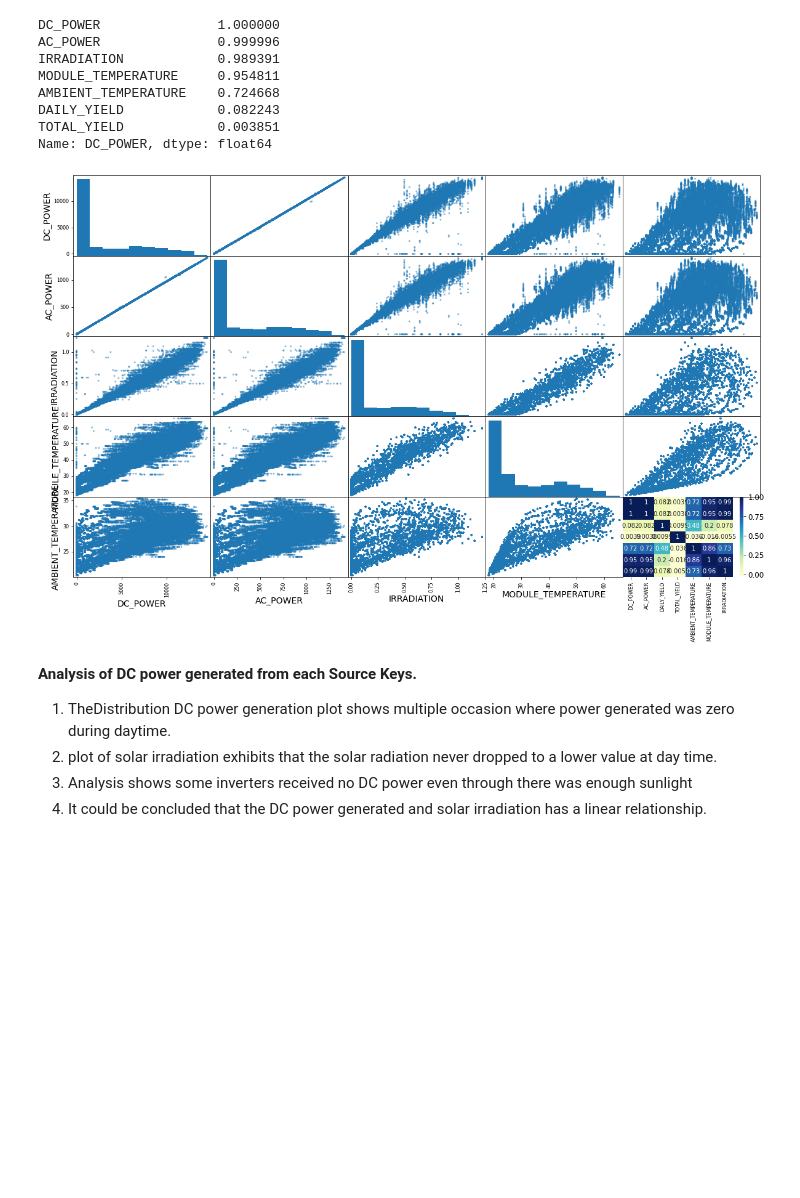
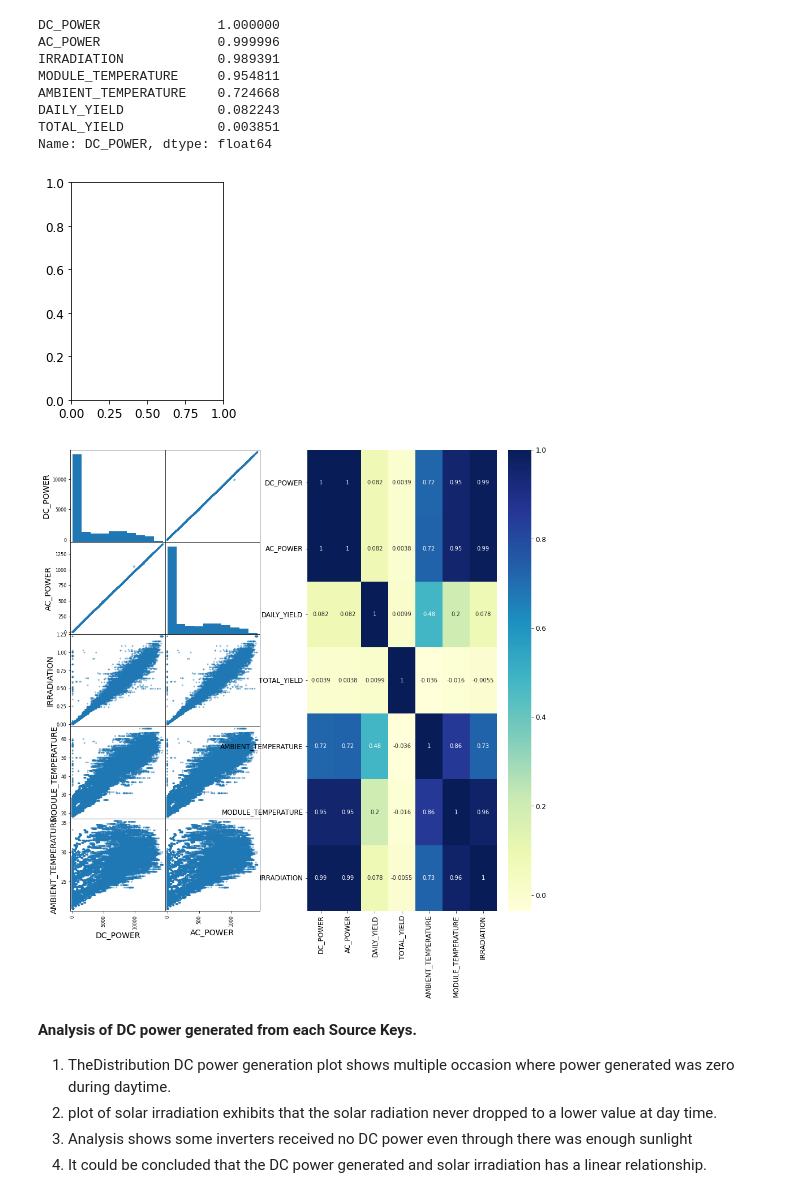
Before and after one commit to YohannesDK/DAT540_Group_11, a Jupyter notebook: DAT540_Group_11.ipynb, the cells around one changed output. Drawn from its saved outputs; the diff is of its cells as text; code cells hidden in the pictures; blank space fills up the shorter version.

```diff
--- a/DAT540_Group_11.ipynb
+++ b/DAT540_Group_11.ipynb
@@ -248,3 +255,6 @@ df_weather1 = plant_1_wea.drop(['PLANT_ID', 'SOURCE_KEY'], axis=1)
 df_plant1 = plant_1_gen.drop(['PLANT_ID'], axis=1)
 df_weather2 = plant_2_wea.drop(['PLANT_ID', 'SOURCE_KEY'], axis=1)
 df_plant2 = plant_2_gen.drop(['PLANT_ID'], axis=1)
+# %%
+df_plant1["Human_key"] = df_plant1["SOURCE_KEY"].map({val: f"S{i+1}" for i, val in enumerate(df_plant1["SOURCE_KEY"].unique())})
+df_plant1.sample(20)
@@ -307,11 +335,15 @@ Name: DC_POWER, dtype: float64
 # %%
 attributes = ["DC_POWER", "AC_POWER", "IRRADIATION",
               "MODULE_TEMPERATURE","AMBIENT_TEMPERATURE"]
-scatter_matrix(df_plant_weather1[attributes], figsize=(20, 12))
+
+plt.subplot(1, 2, 1)
+scatter_plot = scatter_matrix(df_plant_weather1[attributes], figsize=(15, 15))
+
+plt.subplot(1, 2, 2)
 fig_corr = sns.heatmap(corr_matrix,cmap="YlGnBu", annot=True) # TODO - subplot + margin
-plt.show(plt.margins(1))
 # %% [output]
-[figure, old version]
+[figure, new version]
+[figure, added]
 # %% [markdown]
 **Analysis of DC power generated from each Source Keys.**
 1. TheDistribution DC power generation plot shows multiple occasion where power generated was zero during daytime.
```
Also changed, not shown: parts of 8 cells of this notebook.
